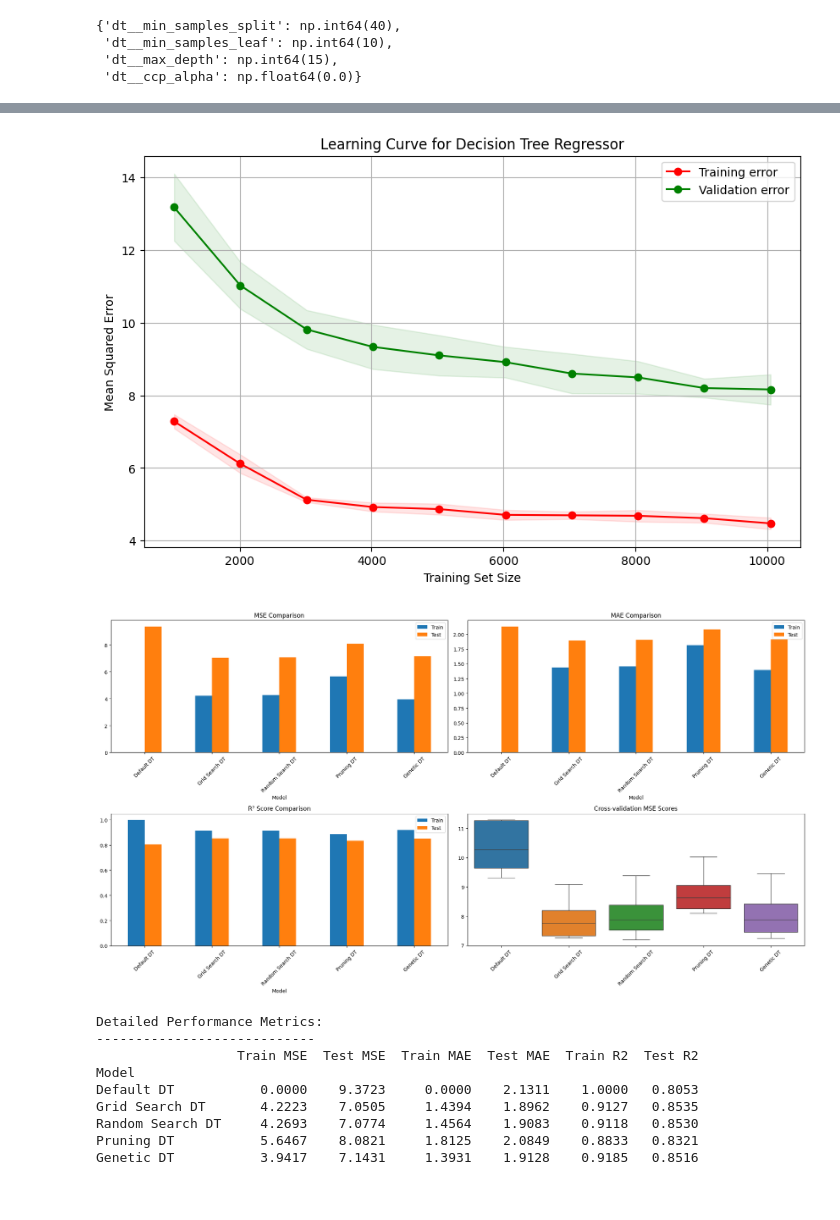
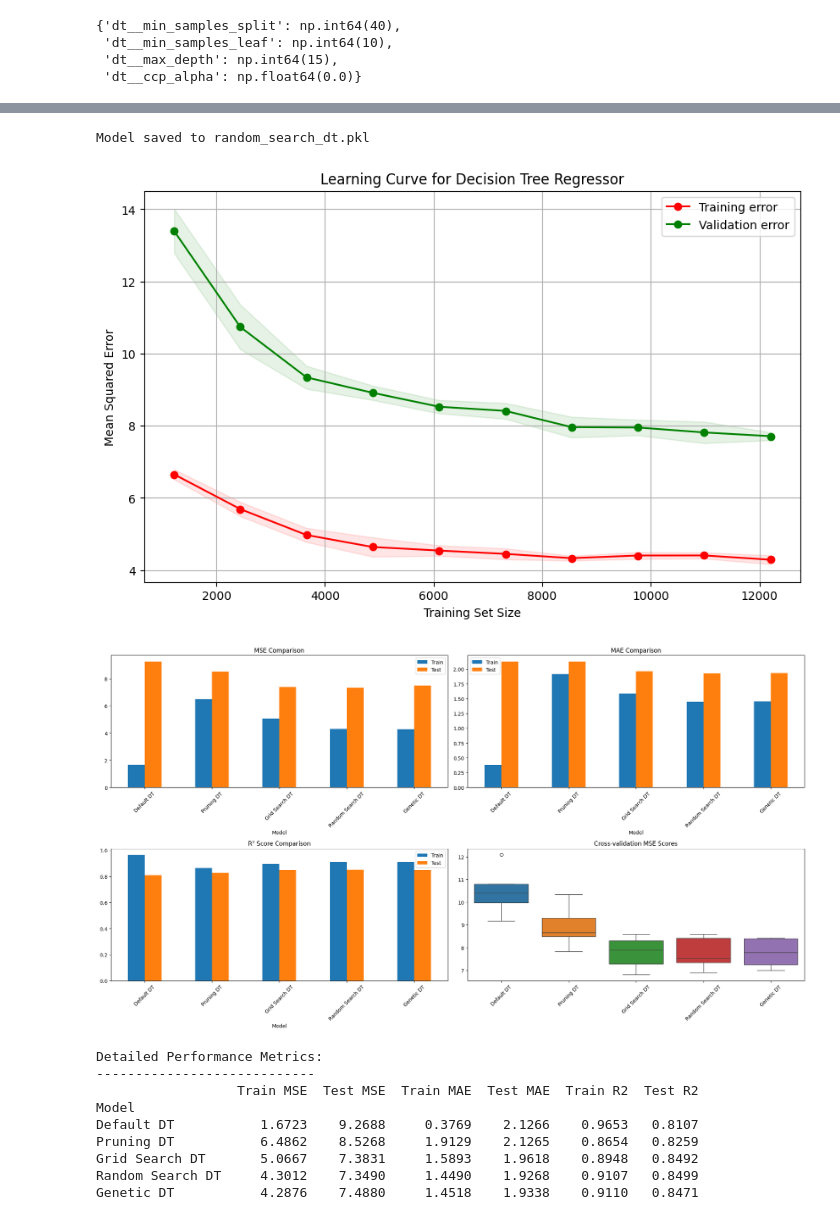
Before and after one commit to nttrung612/Football_Players_Rating_Prediction, a Jupyter notebook: decision_tree.ipynb, the cells around one changed output, grey strips where cells are left out. Cells and saved outputs as stored; diff of their text form; code cells hidden in the pictures.

```diff
--- a/decision_tree.ipynb
+++ b/decision_tree.ipynb
@@ -686,7 +590,7 @@ model = Pipeline([
 
 cv = KFold(n_splits=5, shuffle=True, random_state=42)
 
-search = GridSearchCV(
+grid_search = GridSearchCV(
     model,
     param_grid=param_grid,
     cv=cv,
@@ -694,7 +598,7 @@ search = GridSearchCV(
     n_jobs=-1,
 )
 
-search.fit(X_train, y_train)
+grid_search.fit(X_train, y_train)
 # %% [output]
 GridSearchCV(cv=KFold(n_splits=5, random_state=42, shuffle=True),
              estimator=Pipeline(steps=[('te',
@@ -708,10 +612,10 @@ GridSearchCV(cv=KFold(n_splits=5, random_state=42, shuffle=True),
                          'dt__min_samples_split': [2, 4, 6]},
              scoring='neg_mean_squared_error')
 # %%
-best_params = search.best_params_
-model = search.best_estimator_
+best_params = grid_search.best_params_
+grid_search_model = grid_search.best_estimator_
 
-print(model)
+print(grid_search_model)
 # %% [output]
 Pipeline(steps=[('te', TargetEncoder(cols=['nationality'])),
                 ('dt',
@@ -816,13 +708,3 @@ random_search.best_params_
  'dt__min_samples_leaf': np.int64(10),
  'dt__max_depth': np.int64(15),
  'dt__ccp_alpha': np.float64(0.0)}
-# %%
-model = search.best_estimator_
-
-mse_train, mae_train, r2_train = evaluate_model(model, X_train, y_train)
-print('Training Set:')
-print_metrics(mse_train, mae_train, r2_train)
-
-mse_test, mae_test, r2_test = evaluate_model(model, X_test, y_test)
-print('\nTest Set:')
-print_metrics(mse_test, mae_test, r2_test)
@@ -868,0 +711,8 @@ MAE trung bình: 1.915 ± 0.017
+# %%
+random_search_model = random_search.best_estimator_
+
+print('Training Set:')
+print_metrics(*evaluate_model(random_search_model, X_train, y_train))
+
+print('\nTest Set:')
+print_metrics(*evaluate_model(random_search_model, X_test, y_test))
@@ -869,8 +740,17 @@ MAE trung bình: 1.915 ± 0.017
+# %%
+random_search_dt = random_search_model.named_steps['dt']
+
+import joblib
+
+joblib.dump(random_search_dt, 'random_search_dt.pkl')
+print('Model saved to random_search_dt.pkl')
+# %% [output]
+Model saved to random_search_dt.pkl
 # %%
 from sklearn.model_selection import learning_curve
 
 train_sizes, train_scores, test_scores = learning_curve(
-    model,
+    random_search_model,
     X_train,
     y_train,
     cv=KFold(n_splits=5, shuffle=True, random_state=42),
@@ -901,7 +781,7 @@ plt.legend(loc="best")
 plt.grid()
 plt.show()
 # %% [output]
-[figure, old version]
+[figure, new version]
 # %%
 import numpy as np
 import pandas as pd
@@ -985,43 +865,43 @@ def compare_multiple_models(models_dict, X_train, X_test, y_train, y_test, cv=5)
     plt.xticks(rotation=45)
 
     # Cross-validation Scores
     plt.subplot(324)
     cv_data = pd.DataFrame(cv_scores)
     sns.boxplot(data=cv_data)
     plt.title('Cross-validation MSE Scores')
     plt.xticks(rotation=45)
 
     plt.tight_layout()
     plt.show()
 
     # Print detailed metrics
     print("\nDetailed Performance Metrics:")
     print("----------------------------")
     print(metrics_df.round(4))
 
 models = {
     'Default DT': default_model,
-    'Grid Search DT': search.best_estimator_,
-    'Random Search DT': random_search.best_estimator_,
     'Pruning DT': pruning_model,
-    'Genetic DT': genetic_model
+    'Grid Search DT': grid_search_model,
+    'Random Search DT': random_search_model,
+    'Genetic DT': ga_dt,
 }
 
 compare_multiple_models(
     models_dict=models,
     X_train=X_train,
     X_test=X_test,
     y_train=y_train,
     y_test=y_test
 )
 # %% [output]
-[figure, old version]
+[figure, new version]
 Detailed Performance Metrics:
 ----------------------------
                   Train MSE  Test MSE  Train MAE  Test MAE  Train R2  Test R2
 Model
-Default DT           0.0000    9.3723     0.0000    2.1311    1.0000   0.8053
-Grid Search DT       4.2223    7.0505     1.4394    1.8962    0.9127   0.8535
-Random Search DT     4.2693    7.0774     1.4564    1.9083    0.9118   0.8530
-Pruning DT           5.6467    8.0821     1.8125    2.0849    0.8833   0.8321
-Genetic DT           3.9417    7.1431     1.3931    1.9128    0.9185   0.8516
+Default DT           1.6723    9.2688     0.3769    2.1266    0.9653   0.8107
+Pruning DT           6.4862    8.5268     1.9129    2.1265    0.8654   0.8259
+Grid Search DT       5.0667    7.3831     1.5893    1.9618    0.8948   0.8492
+Random Search DT     4.3012    7.3490     1.4490    1.9268    0.9107   0.8499
+Genetic DT           4.2876    7.4880     1.4518    1.9338    0.9110   0.8471
```
Also changed, not shown: parts of 58 cells of this notebook.
